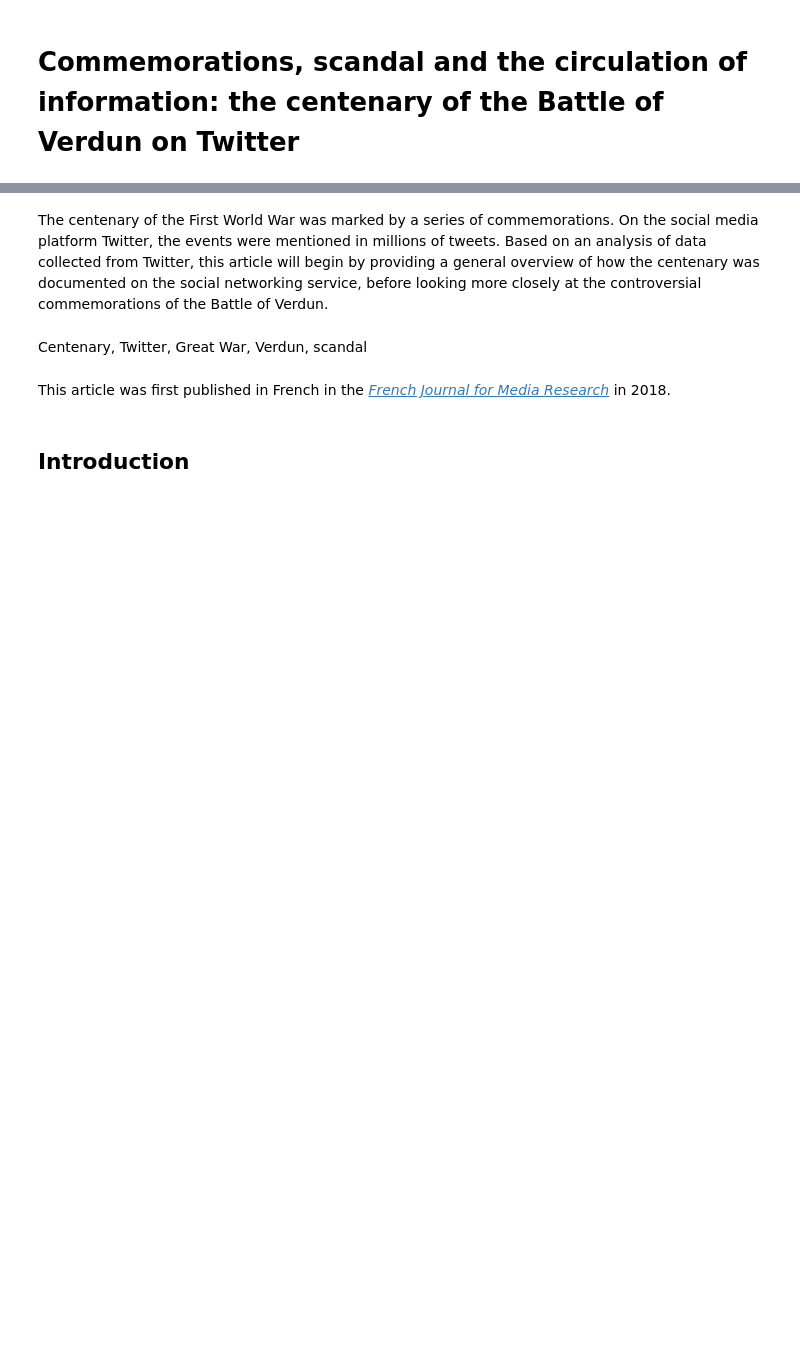
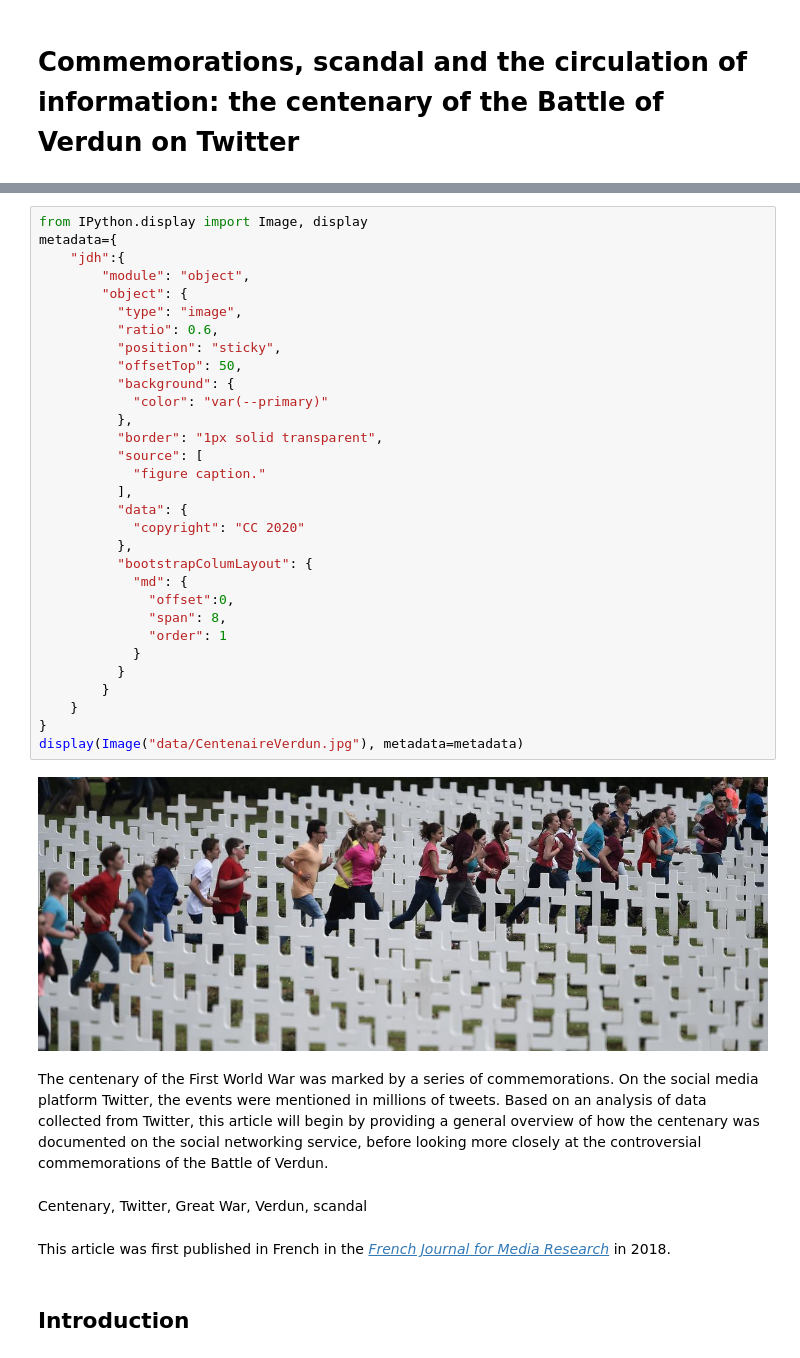
Before and after one commit to C2DH/jdh-notebook, a Jupyter notebook: jdh001_0000_0002_0237_2532.ipynb, the cells around one changed output, grey strips where cells are left out. Cells and saved outputs as stored; diff of their text form; blank space fills up the shorter version.

Commit message:
for image addition IPython.display

```diff
--- a/jdh001_0000_0002_0237_2532.ipynb
+++ b/jdh001_0000_0002_0237_2532.ipynb
@@ -5,3 +3,36 @@
+# %%
+from IPython.display import Image, display
+metadata={
+    "jdh":{
+        "module": "object",
+        "object": {
+          "type": "image",
+          "ratio": 0.6,
+          "position": "sticky",
+          "offsetTop": 50,
+          "background": {
+            "color": "var(--primary)"
+          },
+          "border": "1px solid transparent",
+          "source": [
+            "figure caption."
+          ],
+          "data": {
+            "copyright": "CC 2020"
+          },
+          "bootstrapColumLayout": {
+            "md": {
+              "offset":0,
+              "span": 8,
+              "order": 1
+            }
+          }
+        }
+    }
+}
+display(Image("data/CentenaireVerdun.jpg"), metadata=metadata)
+# %% [output]
+[figure, added]
 # %% [markdown]
 The centenary of the First World War was marked by a series of commemorations. On the social media platform Twitter, the events were mentioned in millions of tweets. Based on an analysis of data collected from Twitter, this article will begin by providing a general overview of how the centenary was documented on the social networking service, before looking more closely at the controversial commemorations of the Battle of Verdun.
 # %% [markdown]
```
Also changed, not shown: parts of 1 cell of this notebook.
